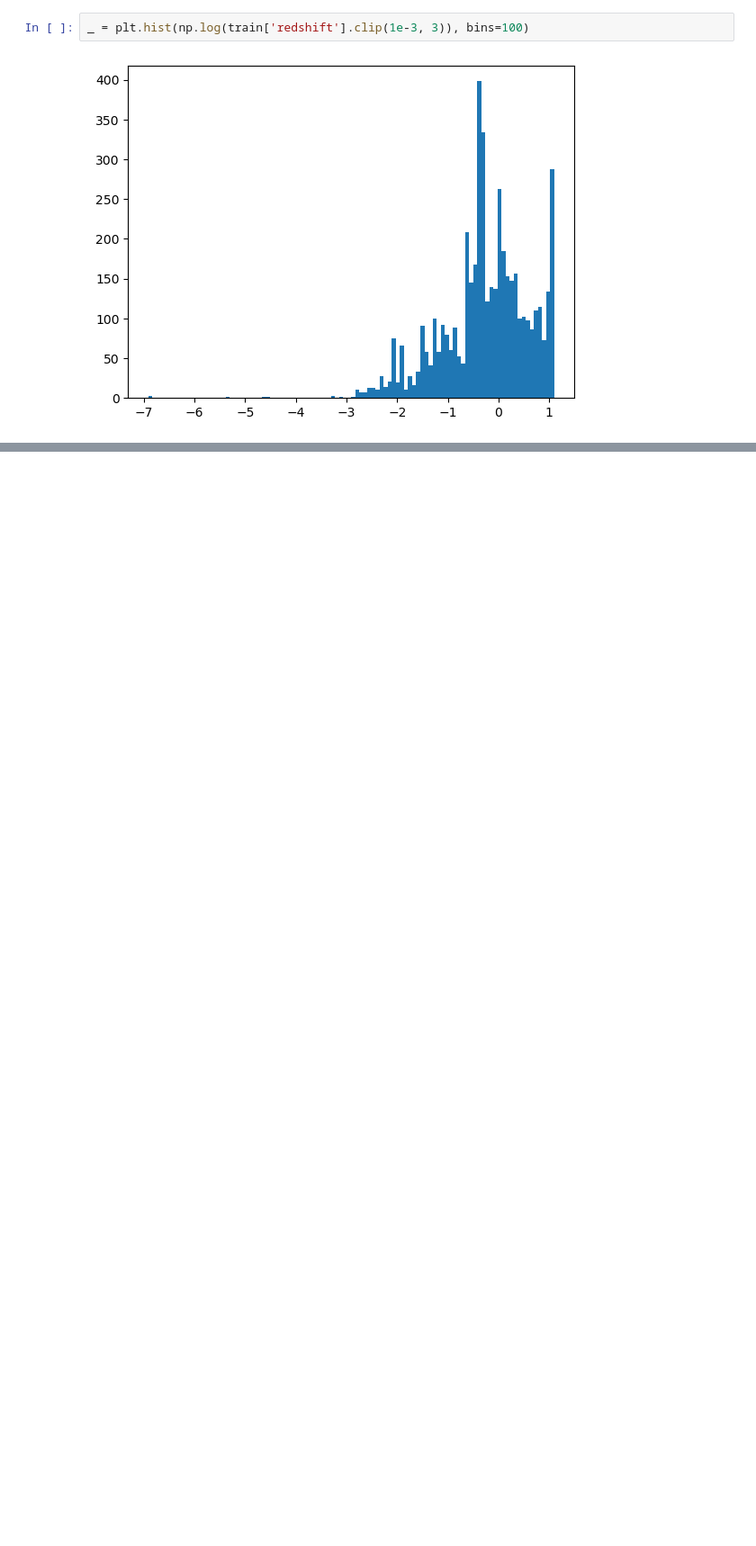
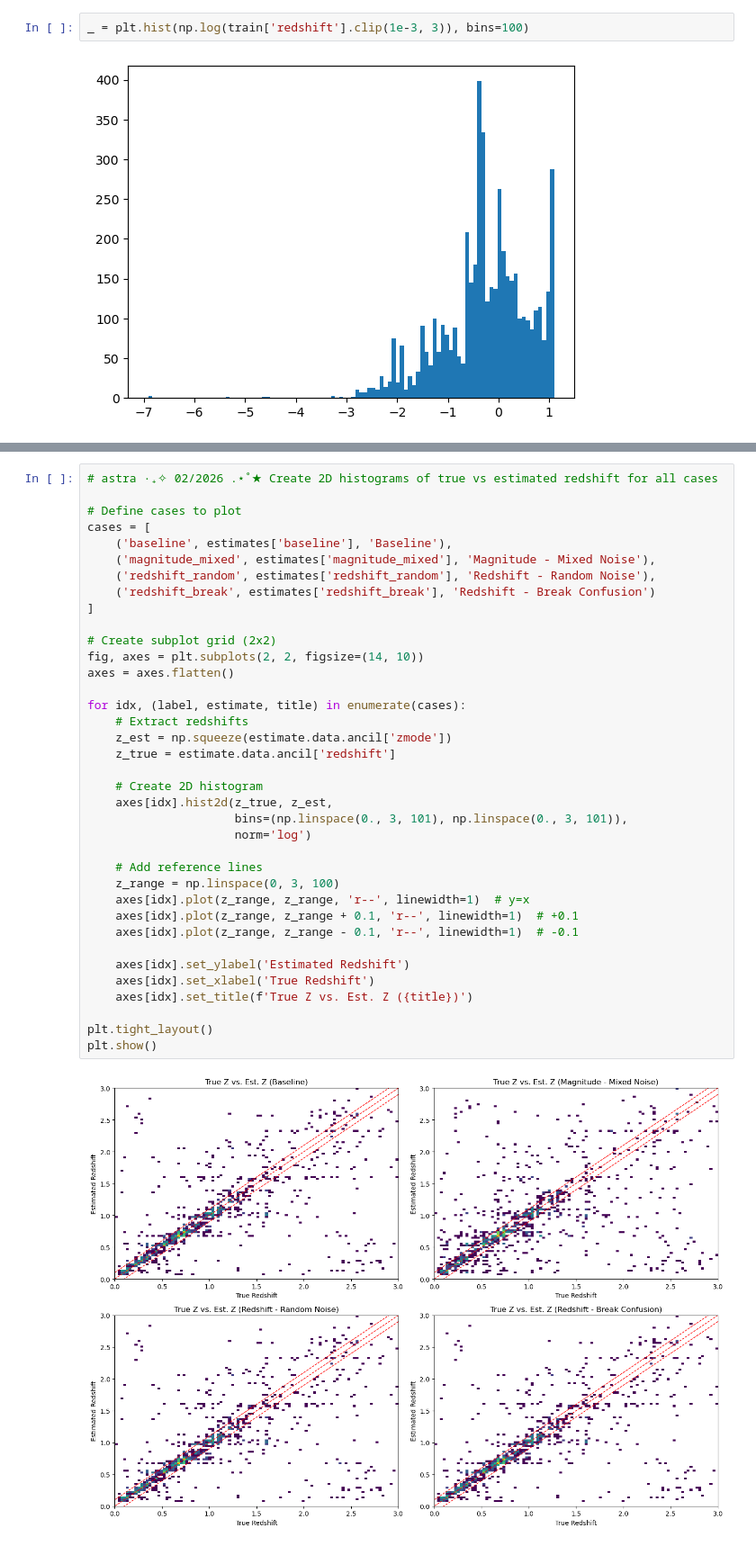
Before and after one commit to eacharles/rail_raruma, a Jupyter notebook: nb/Syst/Inform_Estimate.ipynb, the cells around one changed output, grey strips where cells are left out. Shown at 90% size. Saved outputs shown, nothing was run; the diff lists cells and outputs as text; blank space fills up the shorter version.

```diff
--- a/nb/Syst/Inform_Estimate.ipynb
+++ b/nb/Syst/Inform_Estimate.ipynb
@@ -507,0 +783,39 @@ Models identical? True
+# %%
+# astra ·₊✧ 02/2026 .⋆˚★ Create 2D histograms of true vs estimated redshift for all cases
+
+# Define cases to plot
+cases = [
+    ('baseline', estimates['baseline'], 'Baseline'),
+    ('magnitude_mixed', estimates['magnitude_mixed'], 'Magnitude - Mixed Noise'),
+    ('redshift_random', estimates['redshift_random'], 'Redshift - Random Noise'),
+    ('redshift_break', estimates['redshift_break'], 'Redshift - Break Confusion')
+]
+
+# Create subplot grid (2x2)
+fig, axes = plt.subplots(2, 2, figsize=(14, 10))
+axes = axes.flatten()
+
+for idx, (label, estimate, title) in enumerate(cases):
+    # Extract redshifts
+    z_est = np.squeeze(estimate.data.ancil['zmode'])
+    z_true = estimate.data.ancil['redshift']
+
+    # Create 2D histogram
+    axes[idx].hist2d(z_true, z_est,
+                     bins=(np.linspace(0., 3, 101), np.linspace(0., 3, 101)),
+                     norm='log')
+
+    # Add reference lines
+    z_range = np.linspace(0, 3, 100)
+    axes[idx].plot(z_range, z_range, 'r--', linewidth=1)  # y=x
+    axes[idx].plot(z_range, z_range + 0.1, 'r--', linewidth=1)  # +0.1
+    axes[idx].plot(z_range, z_range - 0.1, 'r--', linewidth=1)  # -0.1
+
+    axes[idx].set_ylabel('Estimated Redshift')
+    axes[idx].set_xlabel('True Redshift')
+    axes[idx].set_title(f'True Z vs. Est. Z ({title})')
+
+plt.tight_layout()
+plt.show()
+# %% [output]
+[figure, added]
```
Also changed, not shown: parts of 66 cells of this notebook.
